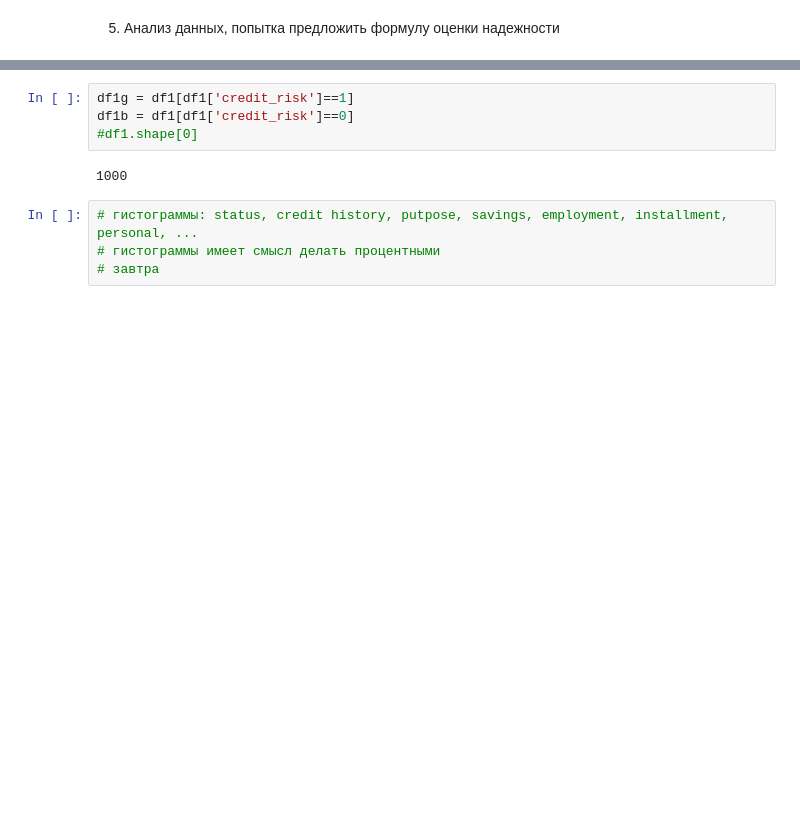
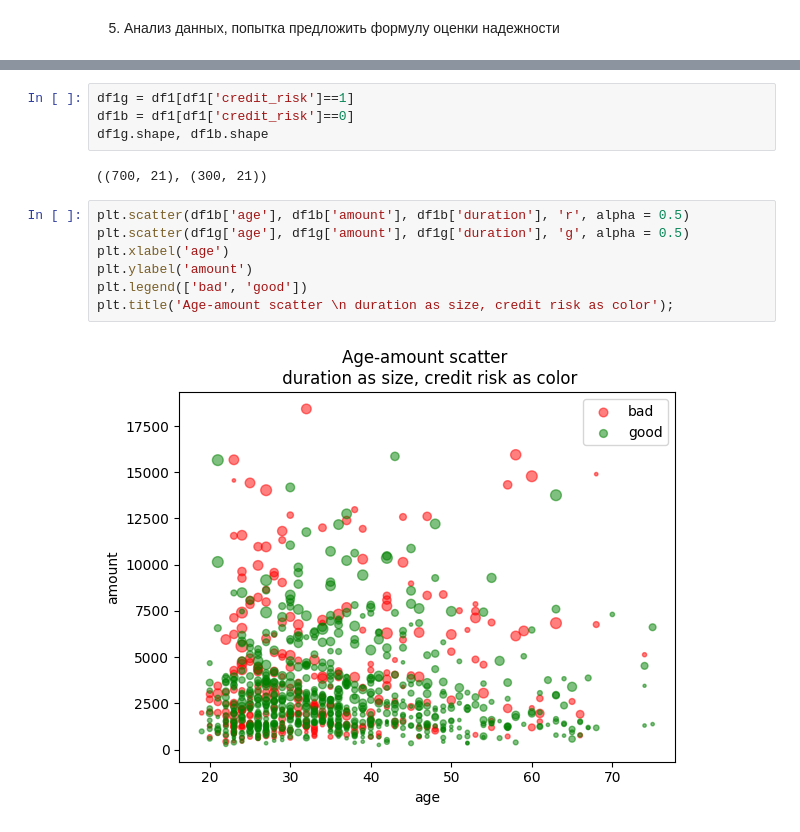
Before and after one commit to TimothyTur/BHS-test, a Jupyter notebook: СКБ201 Тур.ipynb, the cells around one changed output, grey strips where cells are left out. Saved outputs shown, nothing was run; the diff lists cells and outputs as text; blank space fills up the shorter version.

```diff
--- a/СКБ201 Тур.ipynb
+++ b/СКБ201 Тур.ipynb
@@ -169,10 +219,15 @@ pd.concat([df0[['telephone','foreign_worker','credit_risk']],
 # %%
 df1g = df1[df1['credit_risk']==1]
 df1b = df1[df1['credit_risk']==0]
-#df1.shape[0]
+df1g.shape, df1b.shape
 # %% [output]
-1000
+((700, 21), (300, 21))
 # %%
-# гистограммы: status, credit history, putpose, savings, employment, installment, personal, ...
-# гистограммы имеет смысл делать процентными
-# завтра
+plt.scatter(df1b['age'], df1b['amount'], df1b['duration'], 'r', alpha = 0.5)
+plt.scatter(df1g['age'], df1g['amount'], df1g['duration'], 'g', alpha = 0.5)
+plt.xlabel('age')
+plt.ylabel('amount')
+plt.legend(['bad', 'good'])
+plt.title('Age-amount scatter \n duration as size, credit risk as color');
+# %% [output]
+[figure, added]
```
Also changed, not shown: parts of 12 cells of this notebook.
